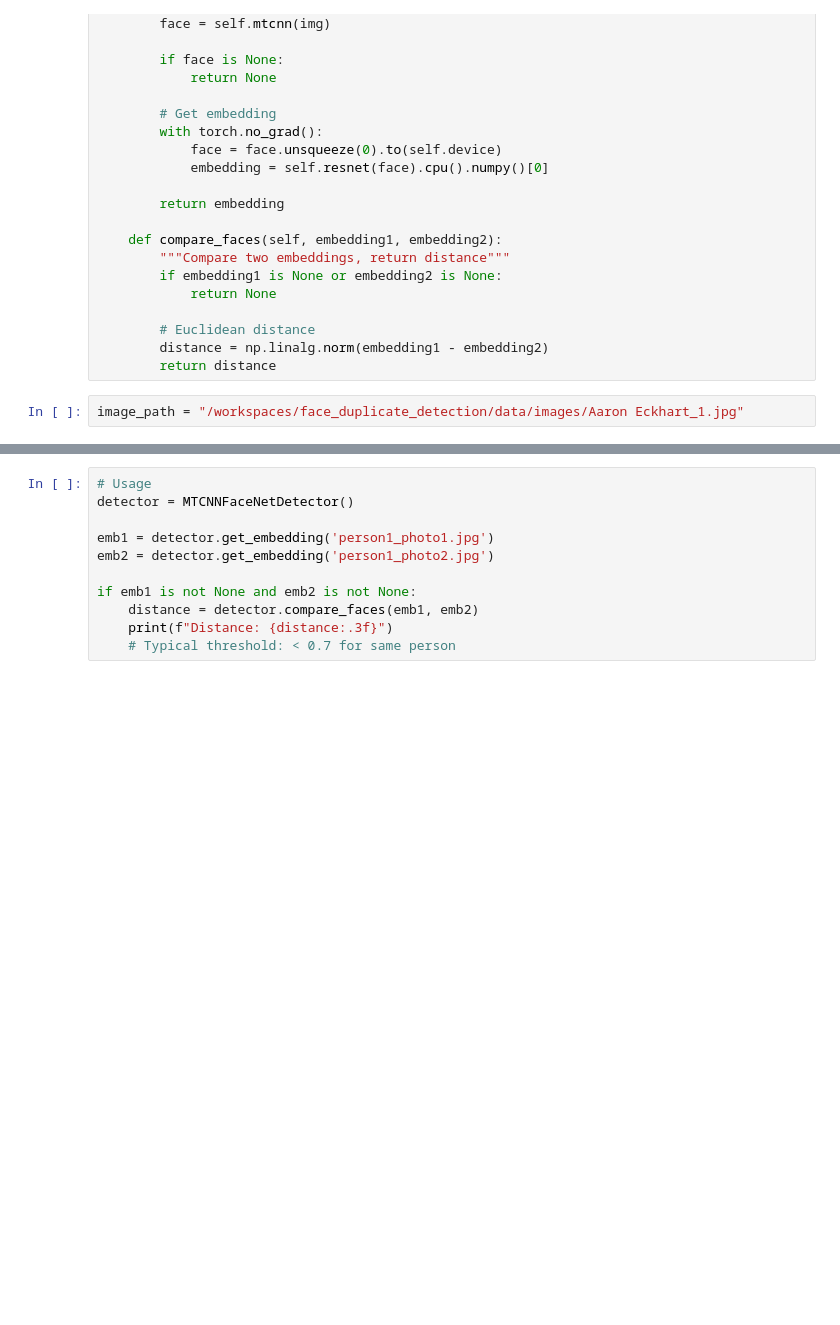
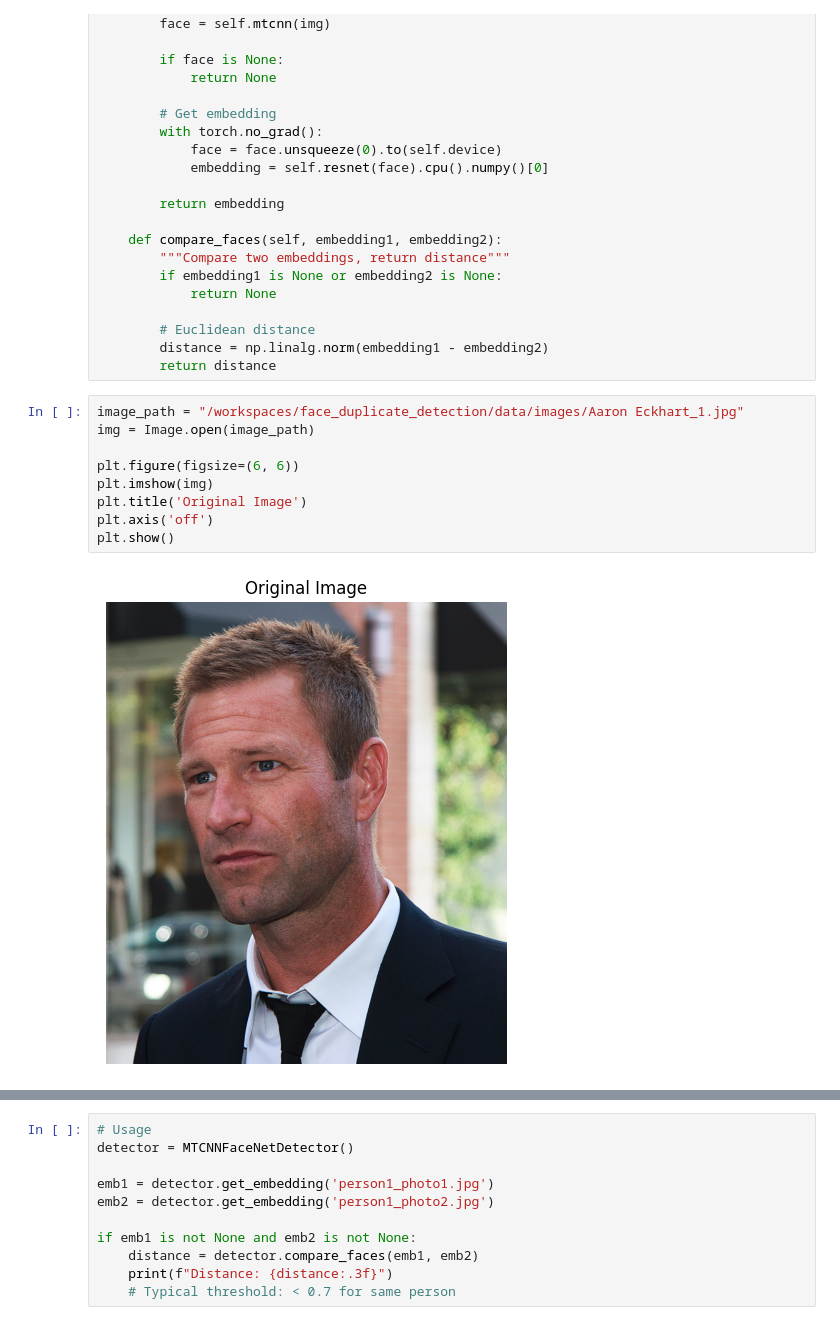
Before and after one commit to davidsirait/face_duplicate_detection, a Jupyter notebook: notebook/face_recog.ipynb, the cells around one changed output, grey strips where cells are left out. Cells and saved outputs as stored; diff of their text form; blank space fills up the shorter version.

```diff
--- a/notebook/face_recog.ipynb
+++ b/notebook/face_recog.ipynb
@@ -50,3 +51,12 @@ class MTCNNFaceNetDetector:
         return distance
 # %%
 image_path = "/workspaces/face_duplicate_detection/data/images/Aaron Eckhart_1.jpg"
+img = Image.open(image_path)
+
+plt.figure(figsize=(6, 6))
+plt.imshow(img)
+plt.title('Original Image')
+plt.axis('off')
+plt.show()
+# %% [output]
+[figure, added]
```
Also changed, not shown: parts of 2 cells of this notebook.
